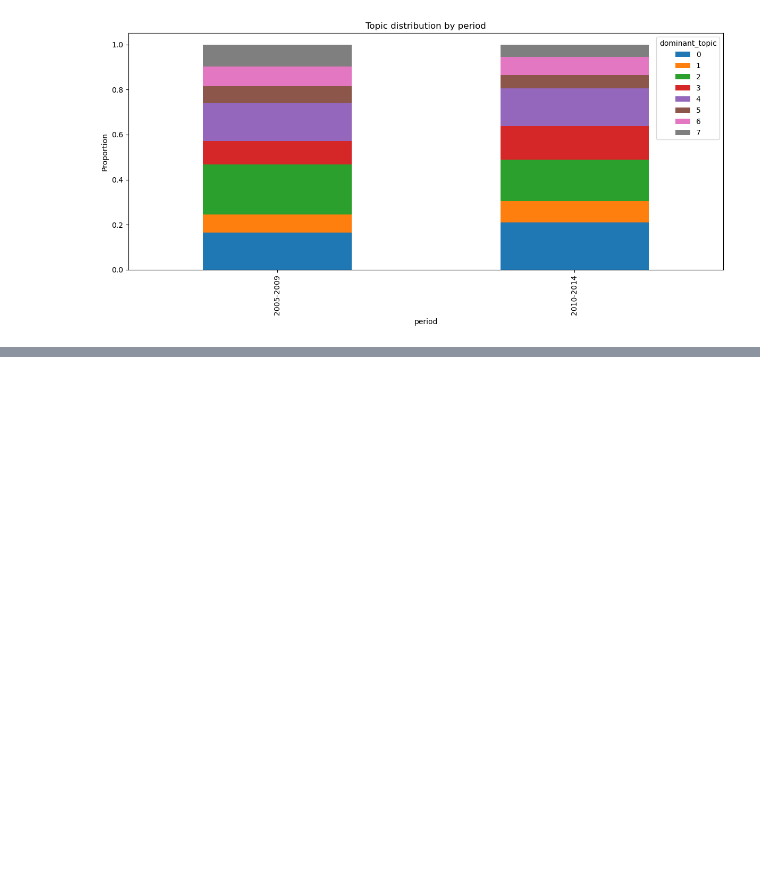
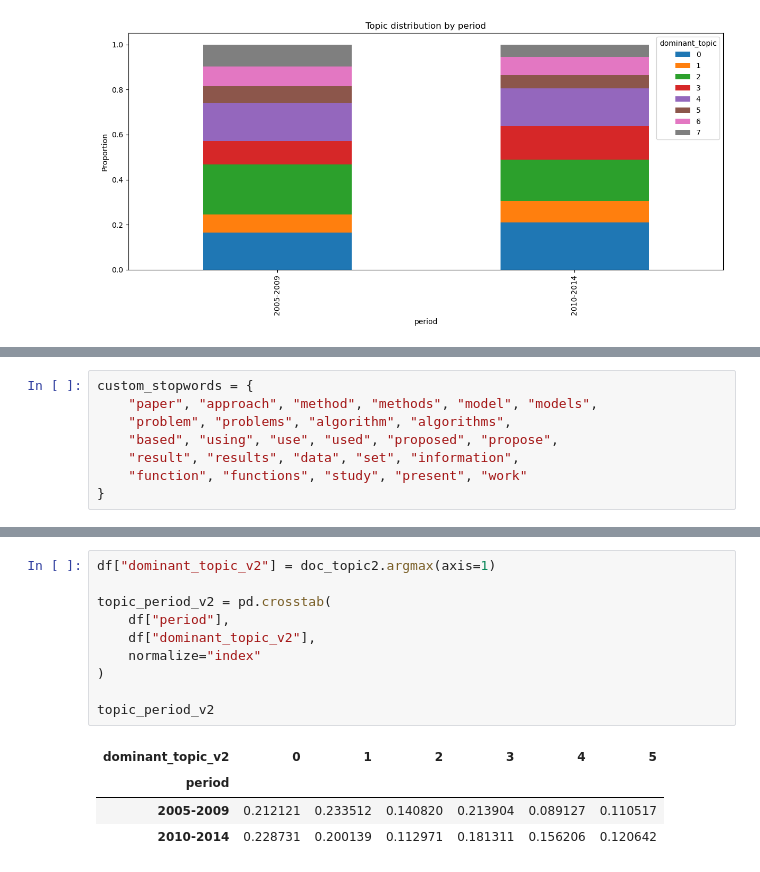
Before and after one commit to rohan-crypto/Text_Analytics_Team33_Task3, a Jupyter notebook: LDA_modeling.ipynb, the cells around one changed output, grey strips where cells are left out. Cells and saved outputs as stored; diff of their text form; blank space fills up the shorter version.

```diff
--- a/LDA_modeling.ipynb
+++ b/LDA_modeling.ipynb
@@ -185,0 +207,8 @@ plt.show()
+# %%
+custom_stopwords = {
+    "paper", "approach", "method", "methods", "model", "models",
+    "problem", "problems", "algorithm", "algorithms",
+    "based", "using", "use", "used", "proposed", "propose",
+    "result", "results", "data", "set", "information",
+    "function", "functions", "study", "present", "work"
+}
@@ -185,0 +248,15 @@ plt.show()
+# %%
+df["dominant_topic_v2"] = doc_topic2.argmax(axis=1)
+
+topic_period_v2 = pd.crosstab(
+    df["period"],
+    df["dominant_topic_v2"],
+    normalize="index"
+)
+
+topic_period_v2
+# %% [output]
+| dominant_topic_v2 | 0 | 1 | 2 | 3 | 4 | 5 |
+| period |  |  |  |  |  |  |
+| 2005-2009 | 0.212121 | 0.233512 | 0.140820 | 0.213904 | 0.089127 | 0.110517 |
+| 2010-2014 | 0.228731 | 0.200139 | 0.112971 | 0.181311 | 0.156206 | 0.120642 |
```
Also changed, not shown: parts of 11 cells of this notebook.
